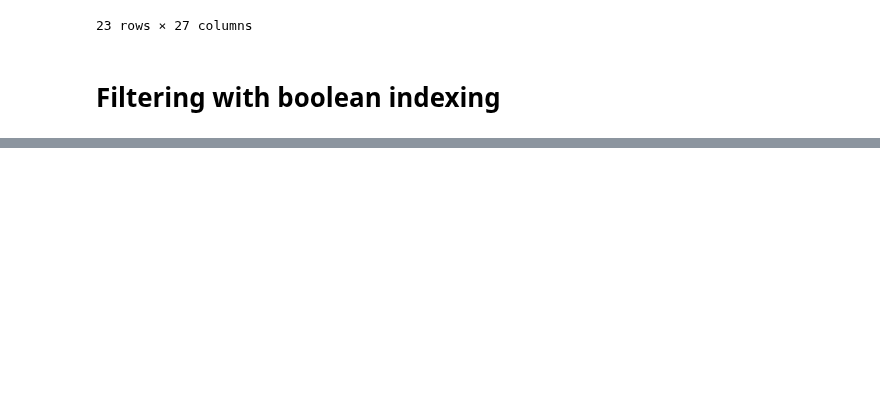
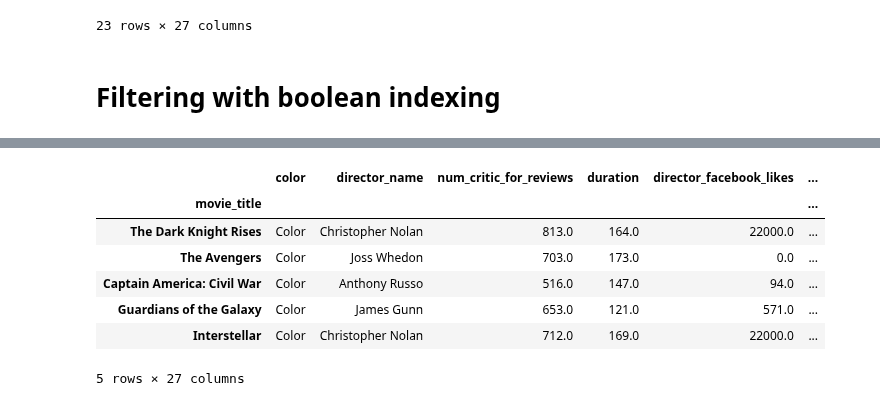
Before and after one commit to MengYao89/Data_Analysis, a Jupyter notebook: Pandas_Practice/Pandas_Cookbook_notes/5_Boolean_Indexing.ipynb, the cells around one changed output, grey strips where cells are left out. Cells and saved outputs as stored; diff of their text form; code cells hidden in the pictures; blank space fills up the shorter version.

```diff
--- a/Pandas_Practice/Pandas_Cookbook_notes/5_Boolean_Indexing.ipynb
+++ b/Pandas_Practice/Pandas_Cookbook_notes/5_Boolean_Indexing.ipynb
@@ -117,3 +117,17 @@ movie[criteria_final]
 23 rows × 27 columns
 # %% [markdown]
 # Filtering with boolean indexing
+# %%
+movie = pd.read_csv('./data/movie.csv', index_col='movie_title')
+crit_a1 = movie['imdb_score'] > 8
+crit_a2 = movie['content_rating'] == 'PG-13'
+crit_a3 = (movie['title_year'] < 2000) | (movie['title_year'] > 2009)
+final_crit_a = crit_a1 & crit_a2 & crit_a3
+# %%
+crit_b1 = movie['imdb_score'] < 5
+crit_b2 = movie['content_rating'] == 'R'
+crit_b3 = (movie['title_year'] >= 2000) & (movie['title_year'] <= 2010)
+final_crit_b = crit_b1 & crit_b2 & crit_b3
+# %%
+final_crit_all = final_crit_a | final_crit_b
+final_crit_all.head()
@@ -119,0 +142,11 @@ movie[criteria_final]
+# %%
+movie[final_crit_all].head()
+# %% [output]
+|  | color | director_name | num_critic_for_reviews | duration | director_facebook_likes | ... |
+| movie_title |  |  |  |  |  | ... |
+| The Dark Knight Rises | Color | Christopher Nolan | 813.0 | 164.0 | 22000.0 | ... |
+| The Avengers | Color | Joss Whedon | 703.0 | 173.0 | 0.0 | ... |
+| Captain America: Civil War | Color | Anthony Russo | 516.0 | 147.0 | 94.0 | ... |
+| Guardians of the Galaxy | Color | James Gunn | 653.0 | 121.0 | 571.0 | ... |
+| Interstellar | Color | Christopher Nolan | 712.0 | 169.0 | 22000.0 | ... |
+5 rows × 27 columns
```
Also changed, not shown: parts of 33 cells of this notebook, 2 other files.
